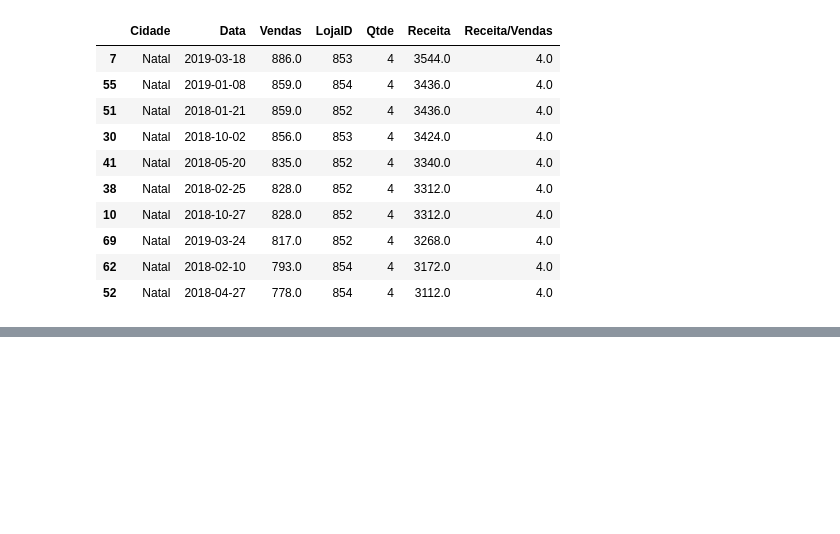
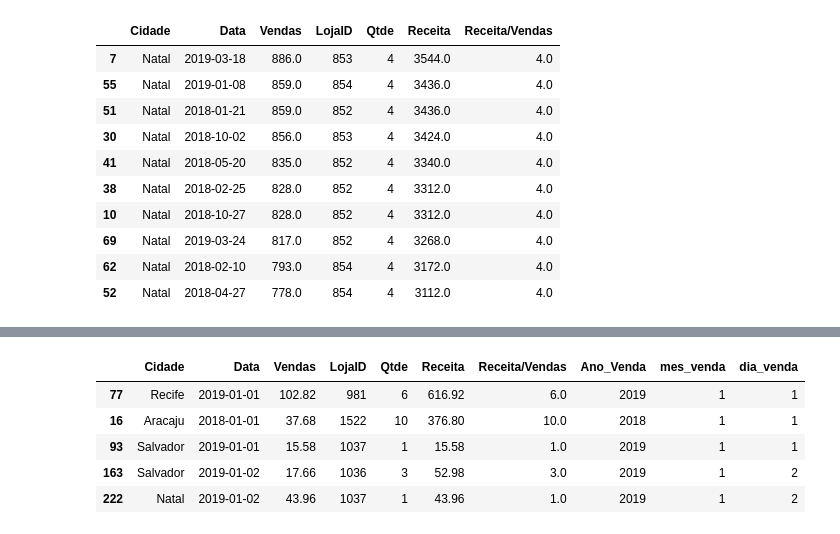
Before and after one commit to angelacpd/etl-dio, a Jupyter notebook: Working_With_Excel.ipynb, the cells around one changed output, grey strips where cells are left out. Cells and saved outputs as stored; diff of their text form; code cells hidden in the pictures; blank space fills up the shorter version.

```diff
--- a/Working_With_Excel.ipynb
+++ b/Working_With_Excel.ipynb
@@ -179,0 +243,11 @@ df.sort_values("Receita", ascending=False).head(10)
+# %%
+# Extract month and day
+df["mes_venda"], df["dia_venda"] = (df["Data"].dt.month, df["Data"].dt.day)
+df.sample(5)
+# %% [output]
+|  | Cidade | Data | Vendas | LojaID | Qtde | Receita | Receita/Vendas | Ano_Venda | mes_venda | dia_venda |
+| 77 | Recife | 2019-01-01 | 102.82 | 981 | 6 | 616.92 | 6.0 | 2019 | 1 | 1 |
+| 16 | Aracaju | 2018-01-01 | 37.68 | 1522 | 10 | 376.80 | 10.0 | 2018 | 1 | 1 |
+| 93 | Salvador | 2019-01-01 | 15.58 | 1037 | 1 | 15.58 | 1.0 | 2019 | 1 | 1 |
+| 163 | Salvador | 2019-01-02 | 17.66 | 1036 | 3 | 52.98 | 3.0 | 2019 | 1 | 2 |
+| 222 | Natal | 2019-01-02 | 43.96 | 1037 | 1 | 43.96 | 1.0 | 2019 | 1 | 2 |
```
Also changed, not shown: parts of 10 cells of this notebook.
